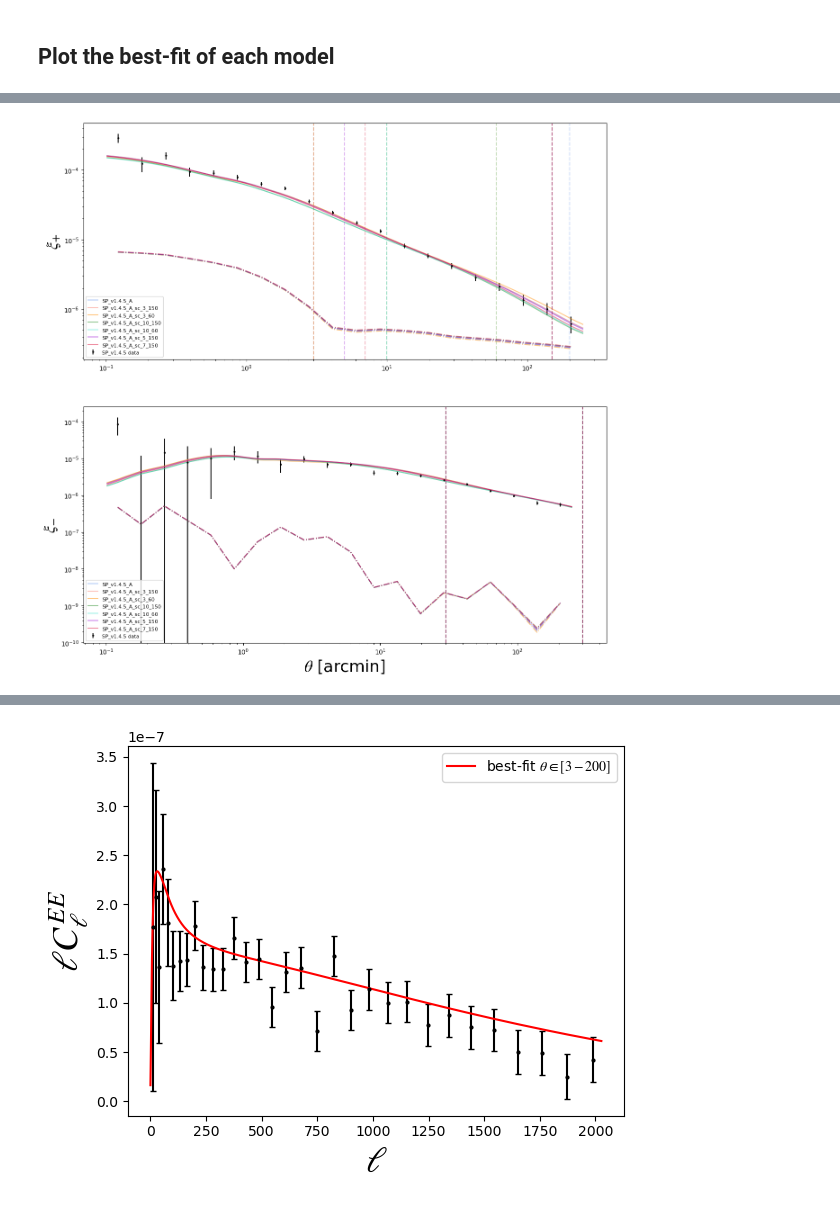
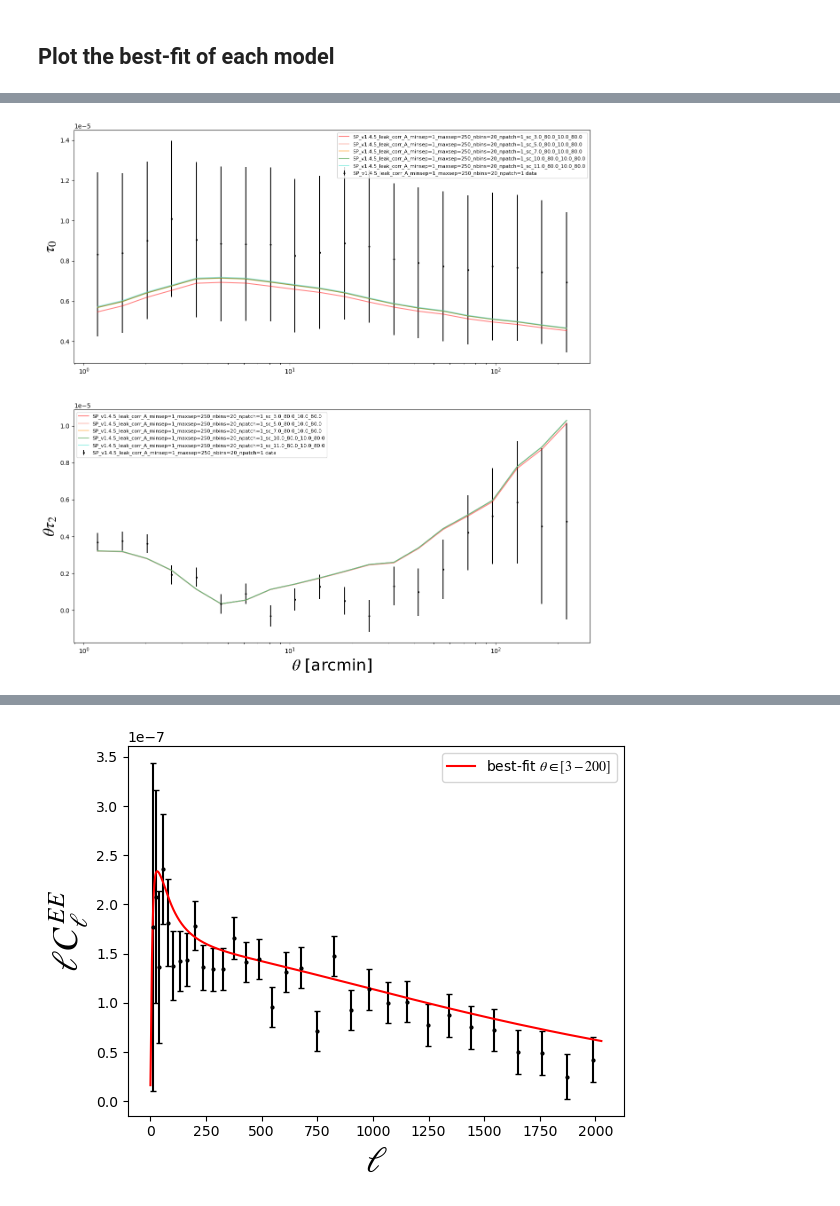
Before and after one commit to CosmoStat/sp_validation, a Jupyter notebook: cosmo_inference/get_chi2.ipynb, the cells around one changed output, grey strips where cells are left out. Saved outputs shown, nothing was run; the diff lists cells and outputs as text; code cells hidden in the pictures.

```diff
--- a/cosmo_inference/get_chi2.ipynb
+++ b/cosmo_inference/get_chi2.ipynb
@@ -730,0 +749,32 @@ def plot_best_fit_ratio(root_to_plot, colours, savefile):
+# %%
+root_to_plot = [
+    "SP_v1.4.5_A",
+    #"SP_v1.4.5_A_no_IA",
+    #"SP_v1.4.5_A_no_dz",
+    #"SP_v1.4.5_A_no_m_bias",
+    "SP_v1.4.5_A_sc_3_150",
+    "SP_v1.4.5_A_sc_3_60",
+    "SP_v1.4.5_A_sc_10_150",
+    "SP_v1.4.5_A_sc_10_60",
+    "SP_v1.4.5_A_sc_5_150",
+    "SP_v1.4.5_A_sc_7_150",
+    #"SP_v1.4.5_A_no_leakage"
+]
+
+""" root_to_plot = [
+    f"SP_v1.4.5_leak_corr_A_minsep=1_maxsep=250_nbins=20_npatch=1_sc_{int(i)}.0_80.0_10.0_80.0" for i in [3, 5, 7, 10, 11]
+] """
+
+root_to_plot = [
+    "SP_v1.4.5_leak_corr_A_minsep=1_maxsep=250_nbins=20_npatch=1_sc_10.0_80.0_10.0_80.0",
+    "SP_v1.4.5_leak_corr_A_minsep=1_maxsep=250_nbins=20_npatch=1_sc_10.0_80.0_10.0_80.0_no_alpha_beta"
+]
+
+
+colours = [
+    'red', 'salmon', 'darkorange', 'forestgreen', 'turquoise', 'darkviolet', 'crimson', 'gold', 'lightcoral', 'mediumseagreen', 'lightsteelblue', 'black', 'silver', 'peru', 'maroon', 'olive'
+]
+
+savefile = 'best_fit_ratio_w_wo_leakage.png'
+
+plot_best_fit_ratio(root_to_plot, colours, savefile)
@@ -731,24 +840,28 @@ def plot_best_fit_ratio(root_to_plot, colours, savefile):
 # %%
 root_to_plot = [
     "SP_v1.4.5_A",
     #"SP_v1.4.5_A_no_IA",
     #"SP_v1.4.5_A_no_dz",
     #"SP_v1.4.5_A_no_m_bias",
     "SP_v1.4.5_A_sc_3_150",
     "SP_v1.4.5_A_sc_3_60",
     "SP_v1.4.5_A_sc_10_150",
     "SP_v1.4.5_A_sc_10_60",
     "SP_v1.4.5_A_sc_5_150",
     "SP_v1.4.5_A_sc_7_150",
     #"SP_v1.4.5_A_no_leakage"
 ]
 
-colours = [
-    'cornflowerblue', 'salmon', 'darkorange', 'forestgreen', 'turquoise', 'darkviolet', 'crimson', 'gold', 'lightcoral', 'mediumseagreen', 'lightsteelblue', 'black', 'silver', 'peru', 'maroon', 'olive'
+root_to_plot = [
+    f"SP_v1.4.5_leak_corr_A_minsep=1_maxsep=250_nbins=20_npatch=1_sc_{int(i)}.0_80.0_10.0_80.0" for i in [3, 5, 7, 10, 11]
 ]
 
-savefile = None
+colours = [
+    'red', 'salmon', 'darkorange', 'forestgreen', 'turquoise', 'darkviolet', 'crimson', 'gold', 'lightcoral', 'mediumseagreen', 'lightsteelblue', 'black', 'silver', 'peru', 'maroon', 'olive'
+]
 
-plot_best_fit(root_to_plot, colours, savefile)
+savefile = 'best_fit_tau_new_binning.png'
+
+plot_best_fit_tau(root_to_plot, colours, savefile)
 # %% [output]
-[figure, old version]
+[figure, new version]
```
Also changed, not shown: parts of 17 cells of this notebook, 3 other files.
